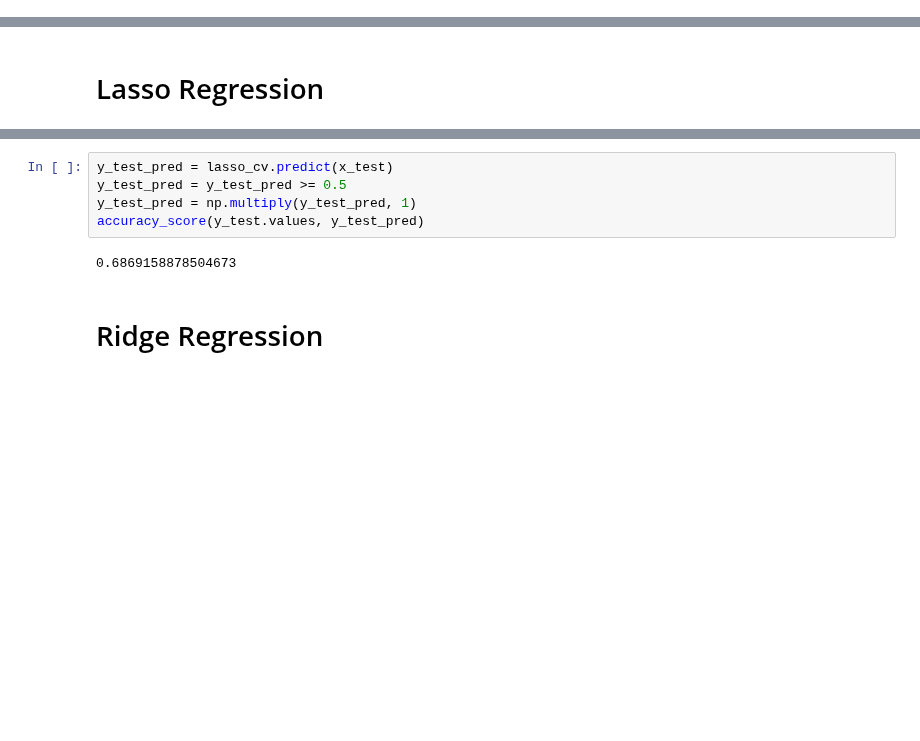
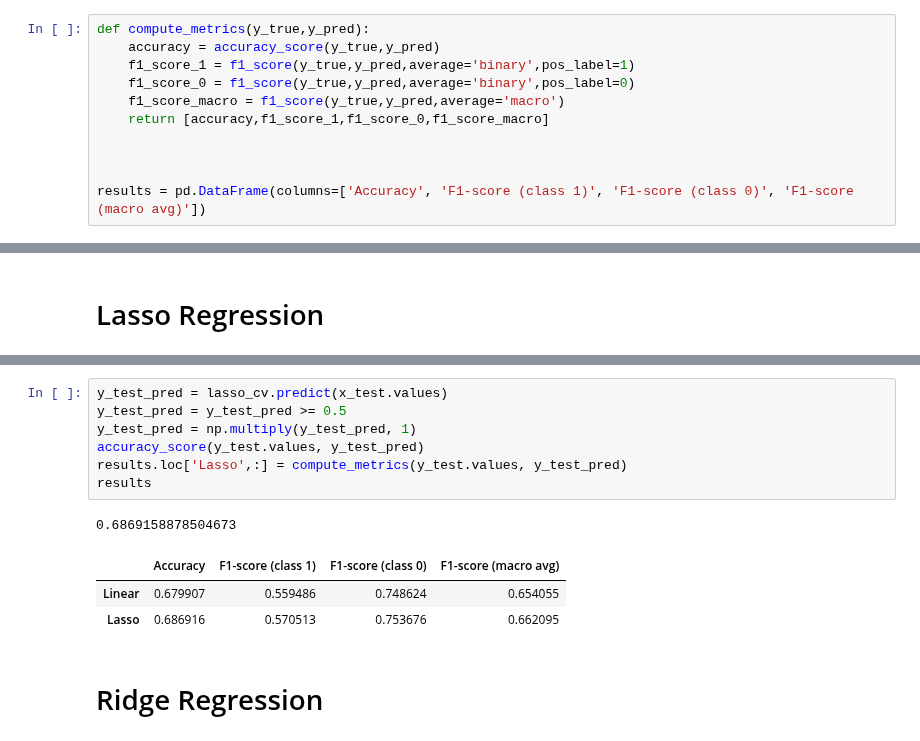
Before and after one commit to mitirmizi/koby-bryant-shot-selection, a Jupyter notebook: src/4-models.ipynb, the cells around one changed output, grey strips where cells are left out. Drawn from its saved outputs; the diff is of its cells as text; blank space fills up the shorter version.

```diff
--- a/src/4-models.ipynb
+++ b/src/4-models.ipynb
@@ -14,3 +31,14 @@ target_column = "shot_made_flag"  # y_column_name
+# %%
+def compute_metrics(y_true,y_pred):
+    accuracy = accuracy_score(y_true,y_pred)
+    f1_score_1 = f1_score(y_true,y_pred,average='binary',pos_label=1)
+    f1_score_0 = f1_score(y_true,y_pred,average='binary',pos_label=0)
+    f1_score_macro = f1_score(y_true,y_pred,average='macro')
+    return [accuracy,f1_score_1,f1_score_0,f1_score_macro]
+
+
+
+results = pd.DataFrame(columns=['Accuracy', 'F1-score (class 1)', 'F1-score (class 0)', 'F1-score (macro avg)'])
 # %%
 def split_x_y(df, target):
     y = df.loc[:, [target]]
@@ -115,12 +139,17 @@ accuracy_score(y_train.values, y_train_pred)
 # %% [output]
 0.7120535714285714
 # %%
-y_test_pred = lasso_cv.predict(x_test)
+y_test_pred = lasso_cv.predict(x_test.values)
 y_test_pred = y_test_pred >= 0.5
 y_test_pred = np.multiply(y_test_pred, 1)
 accuracy_score(y_test.values, y_test_pred)
+results.loc['Lasso',:] = compute_metrics(y_test.values, y_test_pred)
+results
 # %% [output]
 0.6869158878504673
+|  | Accuracy | F1-score (class 1) | F1-score (class 0) | F1-score (macro avg) |
+| Linear | 0.679907 | 0.559486 | 0.748624 | 0.654055 |
+| Lasso | 0.686916 | 0.570513 | 0.753676 | 0.662095 |
 # %% [markdown]
 # Ridge Regression
 # %%
```
Also changed, not shown: parts of 18 cells of this notebook.
